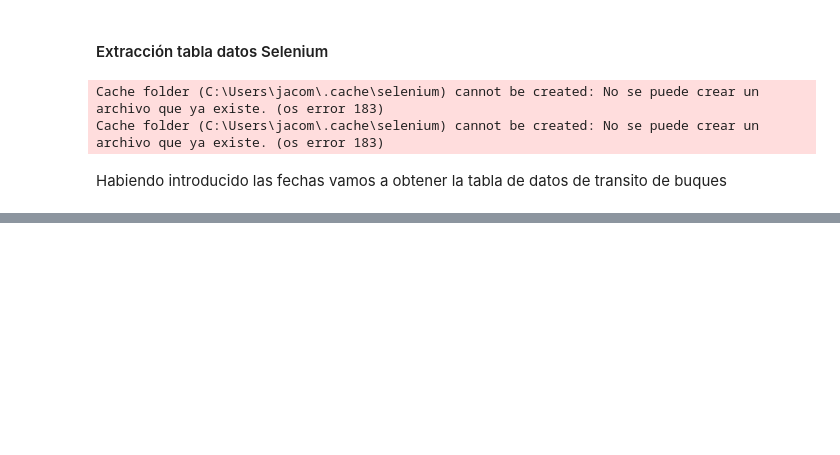
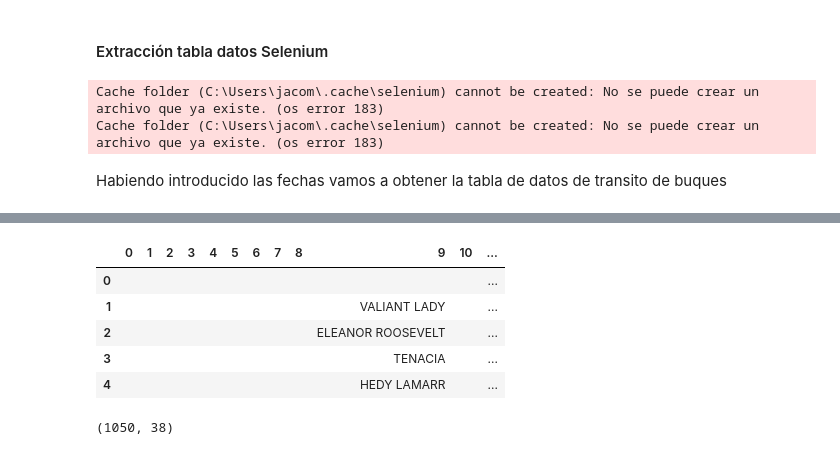
Before and after one commit to Jacobomb/ETL_Project_BalearicTransit, a Jupyter notebook: notebooks/1.TransitScrapper.ipynb, the cells around one changed output, grey strips where cells are left out. Saved outputs shown, nothing was run; the diff lists cells and outputs as text; code cells hidden in the pictures; blank space fills up the shorter version.

```diff
--- a/notebooks/1.TransitScrapper.ipynb
+++ b/notebooks/1.TransitScrapper.ipynb
@@ -91,0 +103,13 @@ df_transito = pd.DataFrame(data)
+# %%
+df_transito.head()
+# %% [output]
+|  | 0 | 1 | 2 | 3 | 4 | 5 | 6 | 7 | 8 | 9 | 10 | ... |
+| 0 |  |  |  |  |  |  |  |  |  |  |  | ... |
+| 1 |  |  |  |  |  |  |  |  |  | VALIANT LADY |  | ... |
+| 2 |  |  |  |  |  |  |  |  |  | ELEANOR ROOSEVELT |  | ... |
+| 3 |  |  |  |  |  |  |  |  |  | TENACIA |  | ... |
+| 4 |  |  |  |  |  |  |  |  |  | HEDY LAMARR |  | ... |
+# %%
+df_transito.shape
+# %% [output]
+(1050, 38)
```
Also changed, not shown: parts of 29 cells of this notebook, 1 other file.
